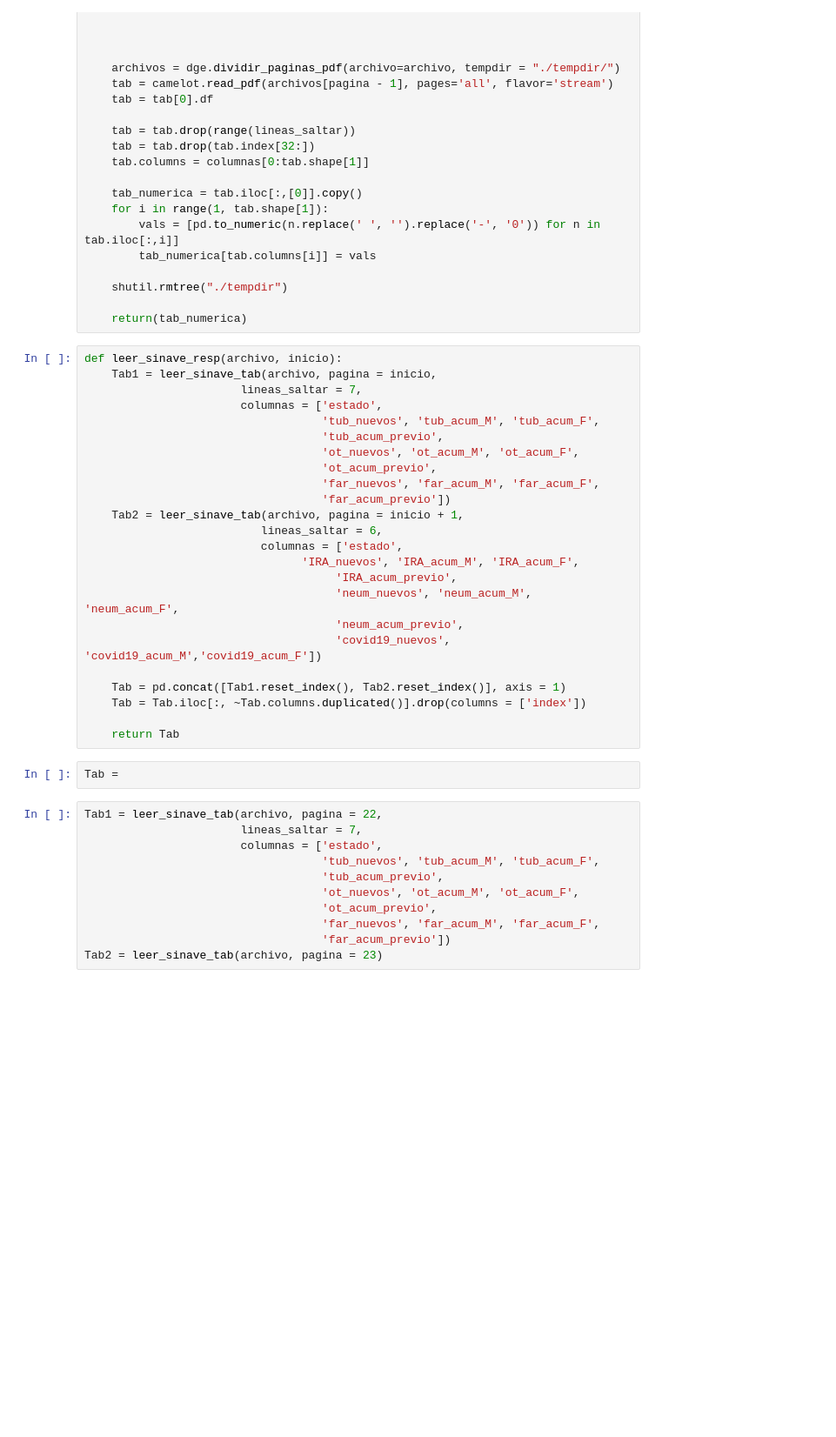
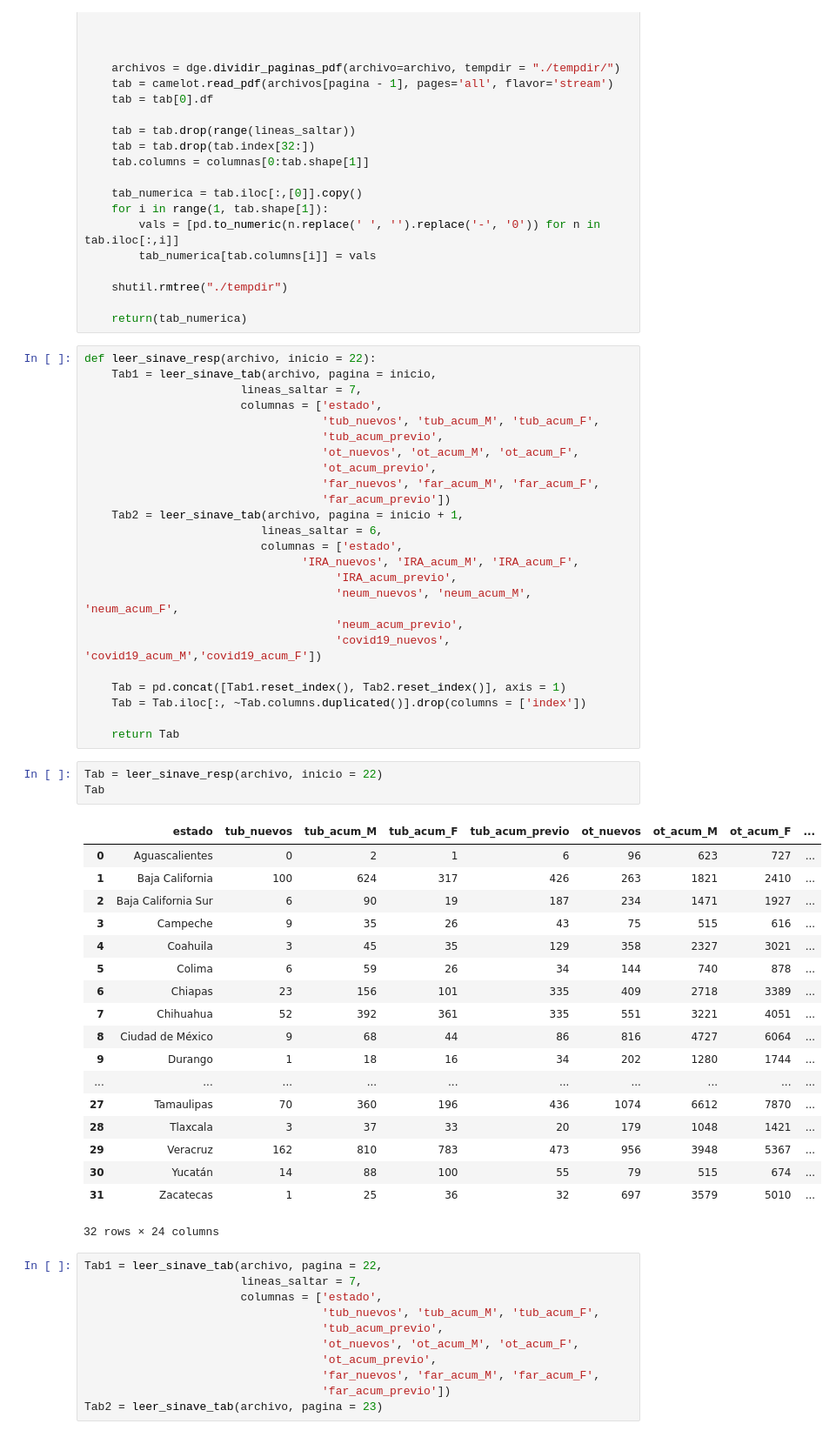
Before and after one commit to coronamex/datos, a Jupyter notebook: src/leer_tabla_sinave_rest.ipynb, the cells around one changed output. Shown at 87% size. Cells and saved outputs as stored; diff of their text form; blank space fills up the shorter version.

Commit message:
Script para crear tabla resp SINAVE

```diff
--- a/src/leer_tabla_sinave_rest.ipynb
+++ b/src/leer_tabla_sinave_rest.ipynb
@@ -35,7 +35,7 @@ def leer_sinave_tab(archivo, pagina,
 
     return(tab_numerica)
 # %%
-def leer_sinave_resp(archivo, inicio):
+def leer_sinave_resp(archivo, inicio = 22):
     Tab1 = leer_sinave_tab(archivo, pagina = inicio,
                        lineas_saltar = 7,
                        columnas = ['estado',
@@ -58,8 +58,28 @@ def leer_sinave_resp(archivo, inicio):
     Tab = Tab.iloc[:, ~Tab.columns.duplicated()].drop(columns = ['index'])
 
     return Tab
-# %%
-Tab =
+# %%
+Tab = leer_sinave_resp(archivo, inicio = 22)
+Tab
+# %% [output]
+|  | estado | tub_nuevos | tub_acum_M | tub_acum_F | tub_acum_previo | ot_nuevos | ot_acum_M | ot_acum_F | ... |
+| 0 | Aguascalientes | 0 | 2 | 1 | 6 | 96 | 623 | 727 | ... |
+| 1 | Baja California | 100 | 624 | 317 | 426 | 263 | 1821 | 2410 | ... |
+| 2 | Baja California Sur | 6 | 90 | 19 | 187 | 234 | 1471 | 1927 | ... |
+| 3 | Campeche | 9 | 35 | 26 | 43 | 75 | 515 | 616 | ... |
+| 4 | Coahuila | 3 | 45 | 35 | 129 | 358 | 2327 | 3021 | ... |
+| 5 | Colima | 6 | 59 | 26 | 34 | 144 | 740 | 878 | ... |
+| 6 | Chiapas | 23 | 156 | 101 | 335 | 409 | 2718 | 3389 | ... |
+| 7 | Chihuahua | 52 | 392 | 361 | 335 | 551 | 3221 | 4051 | ... |
+| 8 | Ciudad de México | 9 | 68 | 44 | 86 | 816 | 4727 | 6064 | ... |
+| 9 | Durango | 1 | 18 | 16 | 34 | 202 | 1280 | 1744 | ... |
+| ... | ... | ... | ... | ... | ... | ... | ... | ... | ... |
+| 27 | Tamaulipas | 70 | 360 | 196 | 436 | 1074 | 6612 | 7870 | ... |
+| 28 | Tlaxcala | 3 | 37 | 33 | 20 | 179 | 1048 | 1421 | ... |
+| 29 | Veracruz | 162 | 810 | 783 | 473 | 956 | 3948 | 5367 | ... |
+| 30 | Yucatán | 14 | 88 | 100 | 55 | 79 | 515 | 674 | ... |
+| 31 | Zacatecas | 1 | 25 | 36 | 32 | 697 | 3579 | 5010 | ... |
+32 rows × 24 columns
 # %%
 Tab1 = leer_sinave_tab(archivo, pagina = 22,
                        lineas_saltar = 7,
```
Also changed, not shown: 2 other files.
